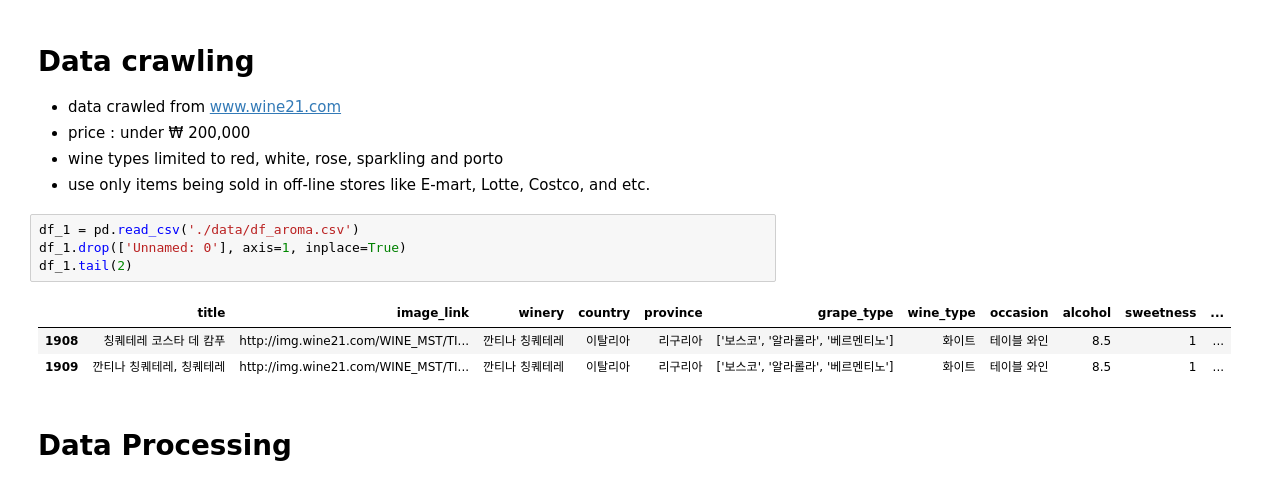
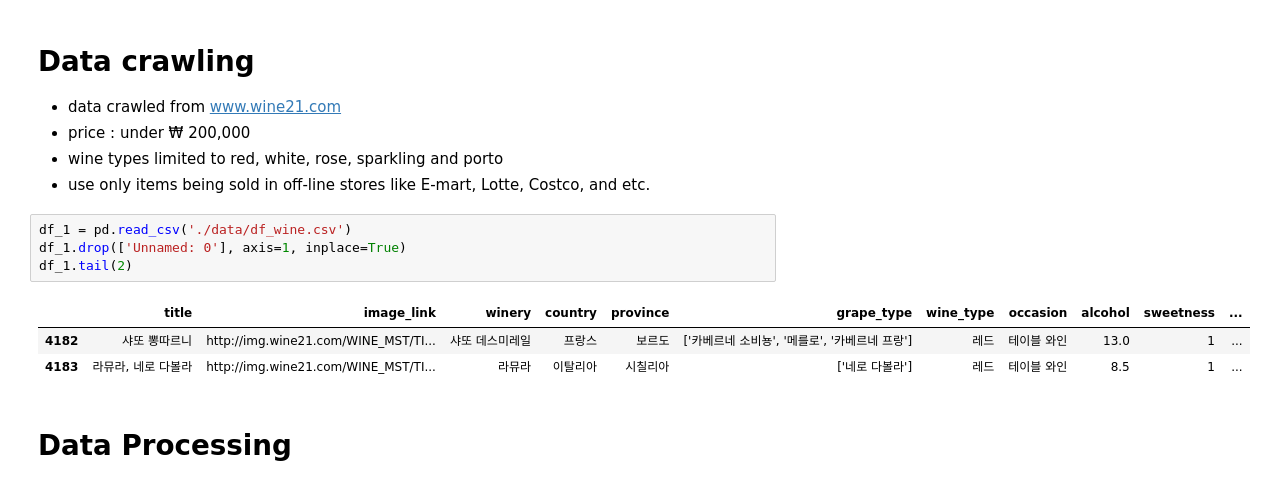
Before and after one commit to tedroutine/wine_recommendation_modeling, a Jupyter notebook: Wine_Recommendation.ipynb, the cells around one changed output. Saved outputs shown, nothing was run; the diff lists cells and outputs as text.

```diff
--- a/Wine_Recommendation.ipynb
+++ b/Wine_Recommendation.ipynb
@@ -38,13 +30,13 @@ from sklearn.metrics.pairwise import cosine_similarity
 - wine types limited to red, white, rose, sparkling and porto
 - use only items being sold in off-line stores like E-mart, Lotte, Costco, and etc.
 # %%
-df_1 = pd.read_csv('./data/df_aroma.csv')
+df_1 = pd.read_csv('./data/df_wine.csv')
 df_1.drop(['Unnamed: 0'], axis=1, inplace=True)
 df_1.tail(2)
 # %% [output]
 |  | title | image_link | winery | country | province | grape_type | wine_type | occasion | alcohol | sweetness | ... |
-| 1908 | 칭퀘테레 코스타 데 캄푸 | http://img.wine21.com/WINE_MST/TI... | 깐티나 칭퀘테레 | 이탈리아 | 리구리아 | ['보스코', '알라롤라', '베르멘티노'] | 화이트 | 테이블 와인 | 8.5 | 1 | ... |
-| 1909 | 깐티나 칭퀘테레, 칭퀘테레 | http://img.wine21.com/WINE_MST/TI... | 깐티나 칭퀘테레 | 이탈리아 | 리구리아 | ['보스코', '알라롤라', '베르멘티노'] | 화이트 | 테이블 와인 | 8.5 | 1 | ... |
+| 4182 | 샤또 뽕따르니 | http://img.wine21.com/WINE_MST/TI... | 샤또 데스미레일 | 프랑스 | 보르도 | ['카베르네 소비뇽', '메를로', '카베르네 프랑'] | 레드 | 테이블 와인 | 13.0 | 1 | ... |
+| 4183 | 라뮤라, 네로 다볼라 | http://img.wine21.com/WINE_MST/TI... | 라뮤라 | 이탈리아 | 시칠리아 | ['네로 다볼라'] | 레드 | 테이블 와인 | 8.5 | 1 | ... |
 # %% [markdown]
 # Data Processing
 # %%
```
Also changed, not shown: parts of 40 cells of this notebook.
